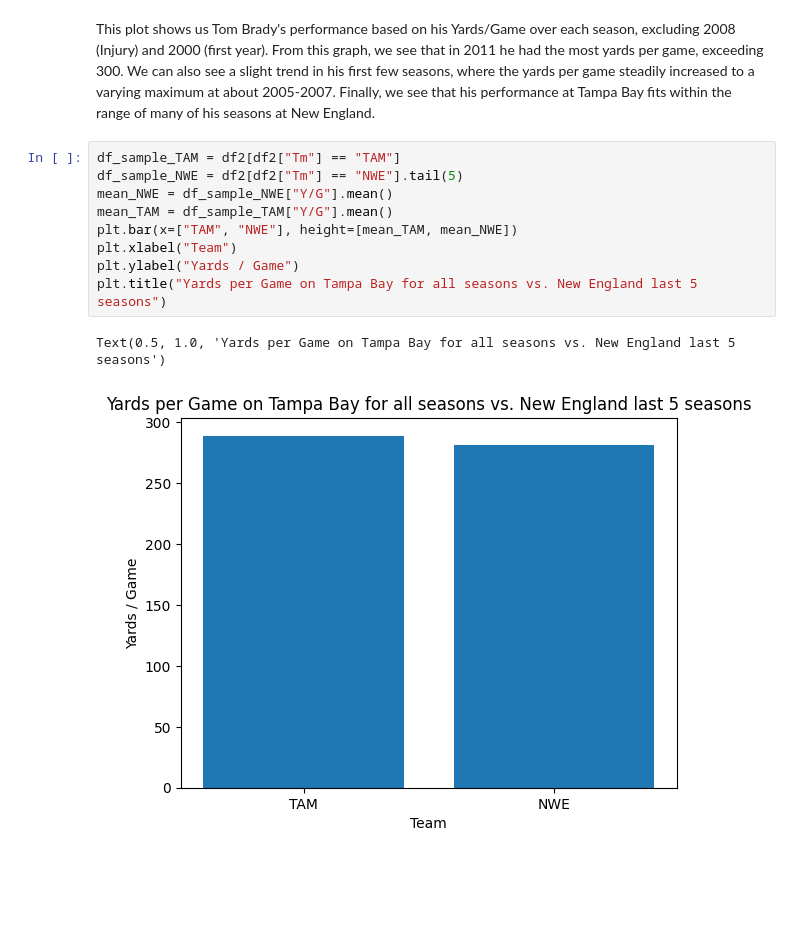
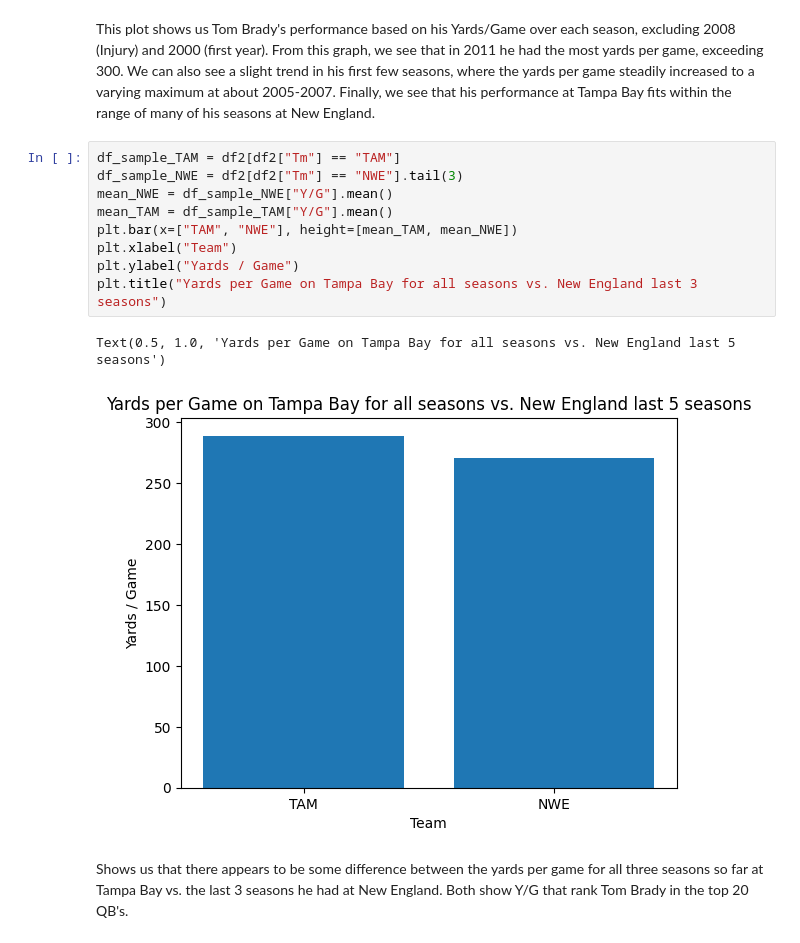
Before and after one commit to tandeUMICH/MDST_Tom_Brady, a Jupyter notebook: EDA.ipynb, the cells around one changed output. Drawn from its saved outputs; the diff is of its cells as text; blank space fills up the shorter version.

```diff
--- a/EDA.ipynb
+++ b/EDA.ipynb
@@ -99,13 +99,15 @@ plt.savefig("TB_YG.png", dpi=300)
 This plot shows us Tom Brady's performance based on his Yards/Game over each season, excluding 2008 (Injury) and 2000 (first year). From this graph, we see that in 2011 he had the most yards per game, exceeding 300. We can also see a slight trend in his first few seasons, where the yards per game steadily increased to a varying maximum at about 2005-2007. Finally, we see that his performance at Tampa Bay fits within the range of many of his seasons at New England.
 # %%
 df_sample_TAM = df2[df2["Tm"] == "TAM"]
-df_sample_NWE = df2[df2["Tm"] == "NWE"].tail(5)
+df_sample_NWE = df2[df2["Tm"] == "NWE"].tail(3)
 mean_NWE = df_sample_NWE["Y/G"].mean()
 mean_TAM = df_sample_TAM["Y/G"].mean()
 plt.bar(x=["TAM", "NWE"], height=[mean_TAM, mean_NWE])
 plt.xlabel("Team")
 plt.ylabel("Yards / Game")
-plt.title("Yards per Game on Tampa Bay for all seasons vs. New England last 5 seasons")
+plt.title("Yards per Game on Tampa Bay for all seasons vs. New England last 3 seasons")
 # %% [output]
 Text(0.5, 1.0, 'Yards per Game on Tampa Bay for all seasons vs. New England last 5 seasons')
-[figure, old version]
+[figure, new version]
+# %% [markdown]
+Shows us that there appears to be some difference between the yards per game for all three seasons so far at Tampa Bay vs. the last 3 seasons he had at New England. Both show Y/G that rank Tom Brady in the top 20 QB's.
```
Also changed, not shown: 2 other files.
